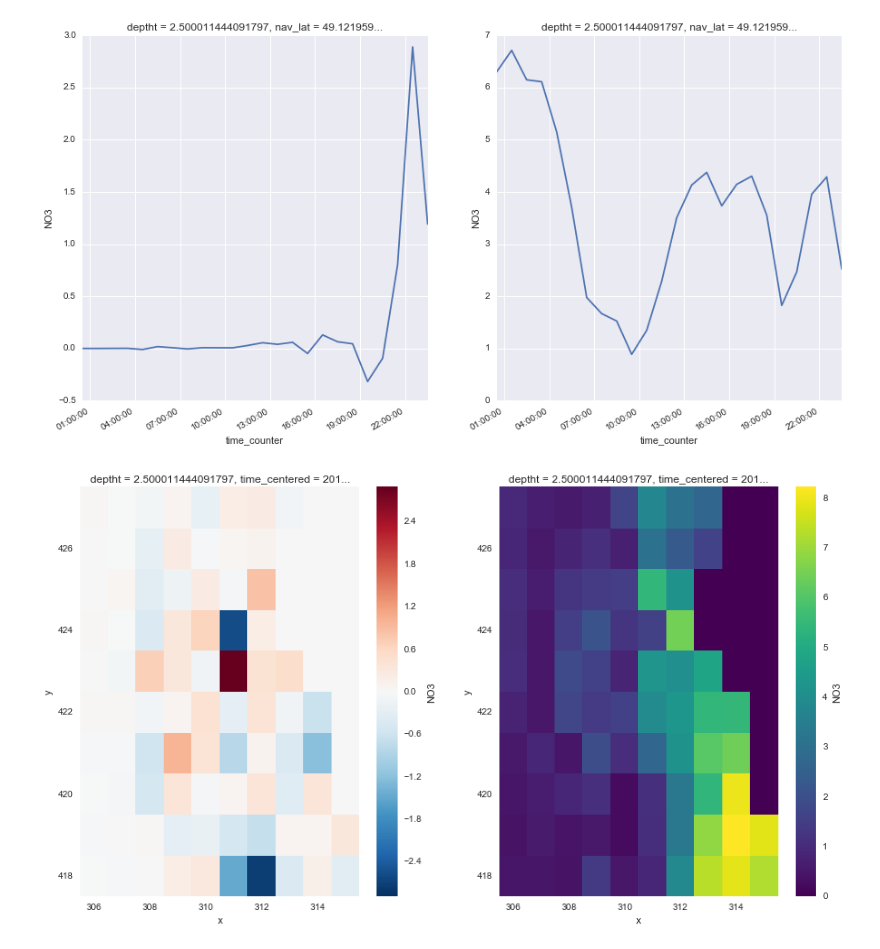
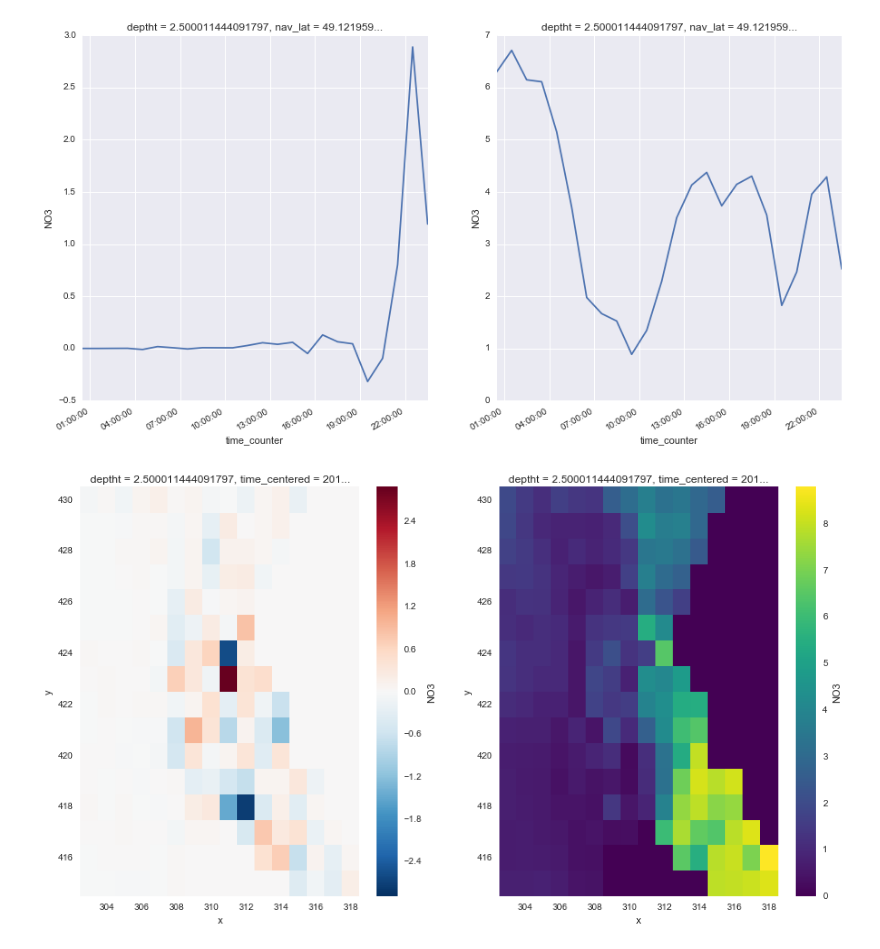
Before and after one commit to SalishSeaCast/analysis-james, a Jupyter notebook: notebooks/nowcast_re-run_diff.ipynb, the cells around one changed output. Cells and saved outputs as stored; diff of their text form; code cells hidden in the pictures.

```diff
--- a/notebooks/nowcast_re-run_diff.ipynb
+++ b/notebooks/nowcast_re-run_diff.ipynb
@@ -91,7 +91,8 @@ Attributes:
     cell_measures: area: area
 # %%
 plot_time_dif("NO3", n_grid_t, r_grid_t)
-plot_space_dif("NO3", n_grid_t, r_grid_t)
+plot_space_dif("NO3", n_grid_t, r_grid_t, 16)
+plot_space_dif("NO3", n_grid_t, r_grid_t, 1000)
 # %% [output]
 <xarray.DataArray 'NO3' ()>
 array(4.286578178405762)
@@ -110,6 +110,6 @@ Attributes:
     interval_operation: 40 s
     interval_write: 1 h
     cell_methods: time: mean (interval: 40 s)
     cell_measures: area: area
 [figure]
-[figure, old version]
+[figure, new version]
```
Also changed, not shown: parts of 3 cells of this notebook.
